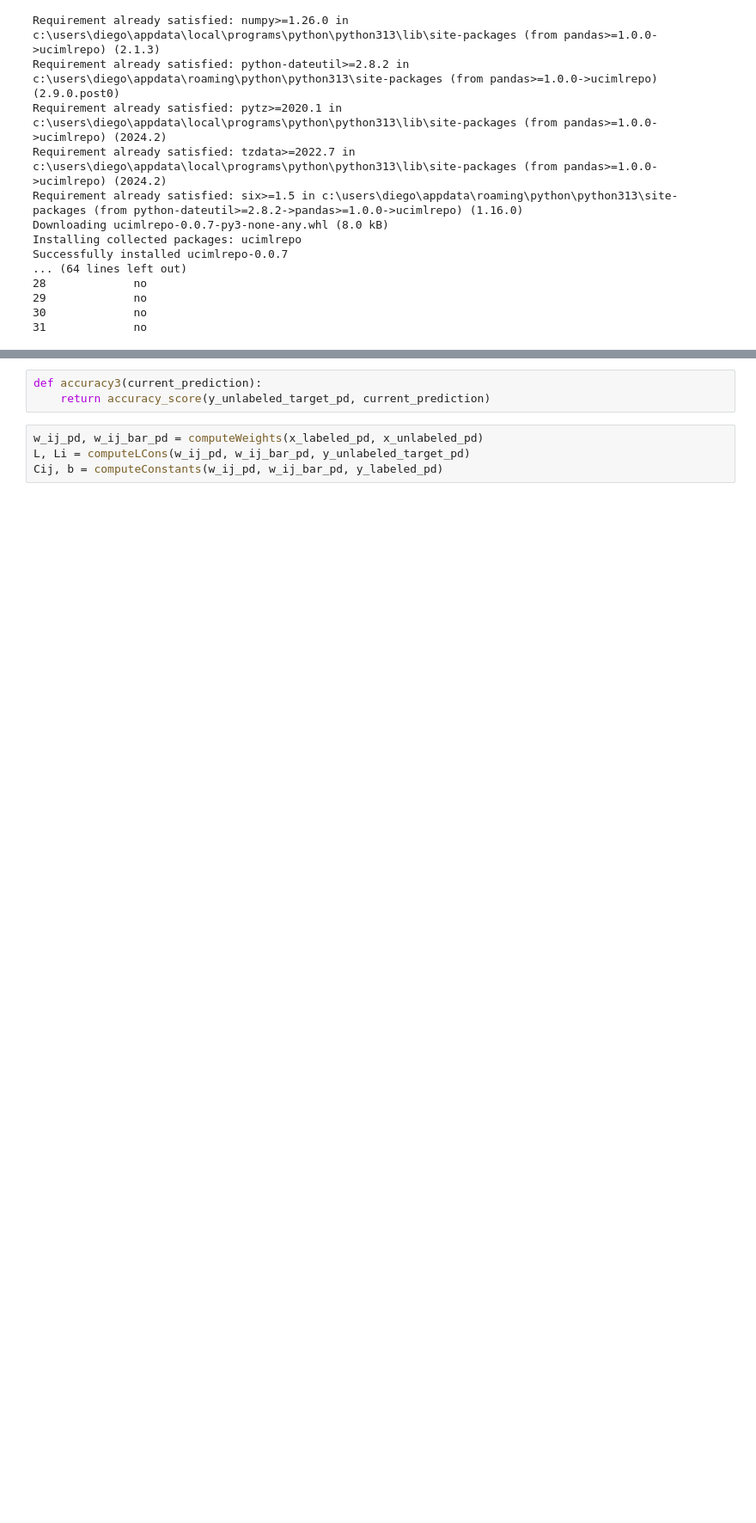
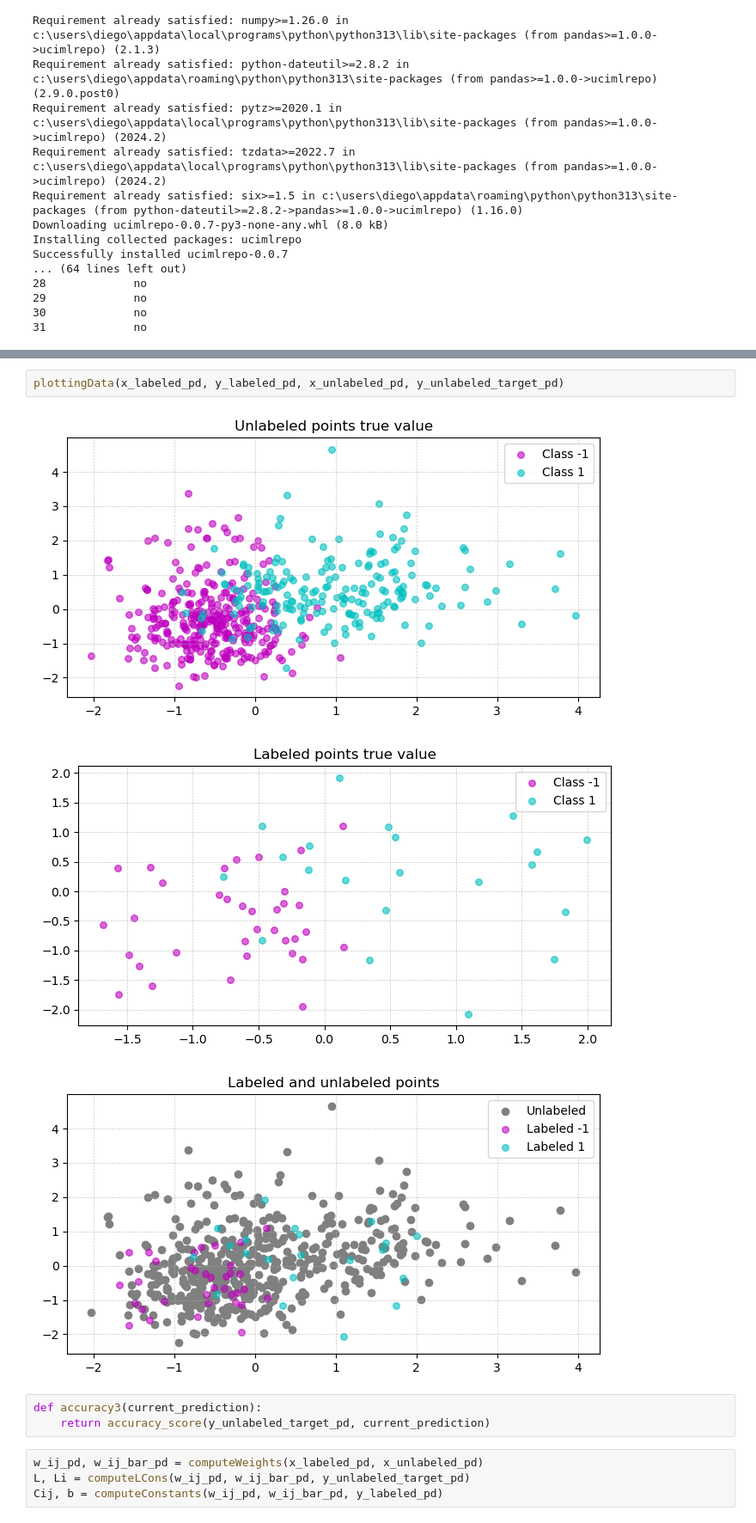
Before and after one commit to diegocremebrule/OptimisationUNIPD, a Jupyter notebook: Opt_Homework 1.ipynb, the cells around one changed output, grey strips where cells are left out. Shown at 86% size. Drawn from its saved outputs; the diff is of its cells as text; blank space fills up the shorter version.

```diff
--- a/Opt_Homework 1.ipynb
+++ b/Opt_Homework 1.ipynb
@@ -547,3 +541,9 @@ x_labeled_pd, y_labeled_pd, x_unlabeled_pd, y_unlabeled_target_pd, y_unlabeled_i
+# %%
+plottingData(x_labeled_pd, y_labeled_pd, x_unlabeled_pd, y_unlabeled_target_pd)
+# %% [output]
+[figure, added]
+[figure, added]
+[figure, added]
 # %%
 def accuracy3(current_prediction):
     return accuracy_score(y_unlabeled_target_pd, current_prediction)
```
Also changed, not shown: parts of 5 cells of this notebook.
